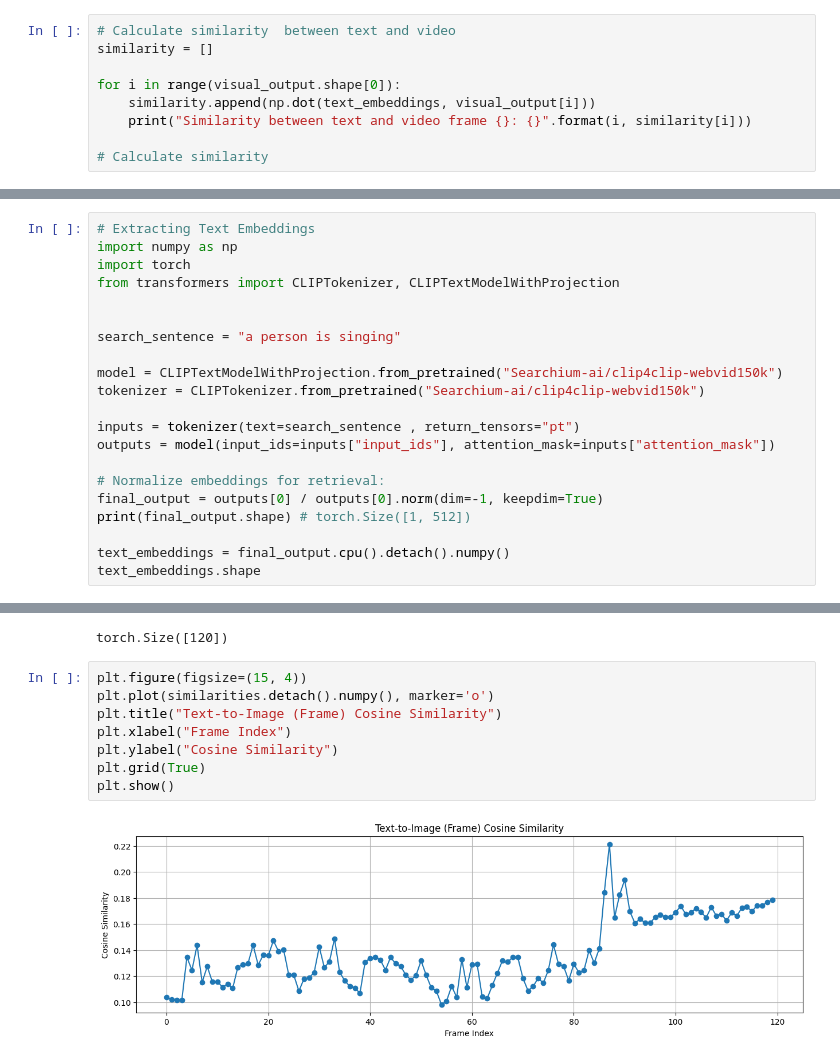
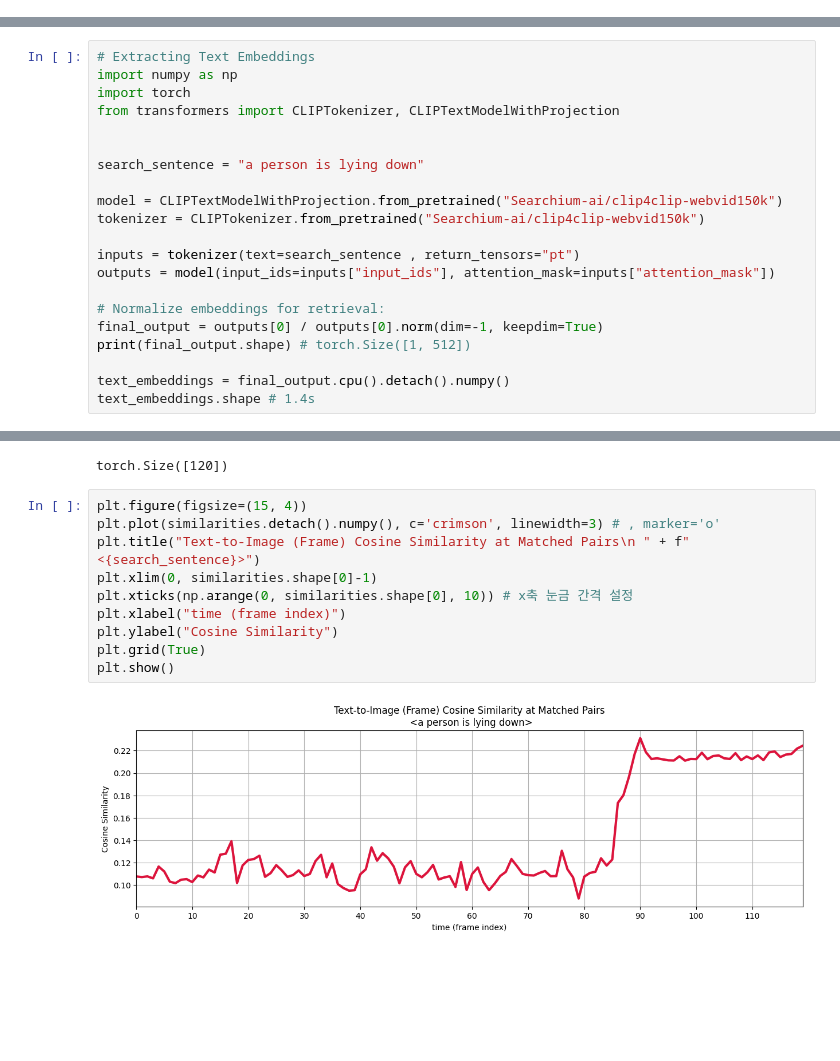
Before and after one commit to SMWU-IT-Graduate-Project-2025/OMNi, a Jupyter notebook: model/example.ipynb, the cells around one changed output, grey strips where cells are left out. Cells and saved outputs as stored; diff of their text form; blank space fills up the shorter version.

Commit message:
FEAT: 이상상황 T2I Similarity 결과 확인

```diff
--- a/model/example.ipynb
+++ b/model/example.ipynb
@@ -142,12 +146,3 @@ numpy.ndarray
 type(visual_output), len(visual_output), visual_output.shape
 # %% [output]
 (torch.Tensor, 512, torch.Size([512]))
-# %%
-# Calculate similarity  between text and video
-similarity = []
-
-for i in range(visual_output.shape[0]):
-    similarity.append(np.dot(text_embeddings, visual_output[i]))
-    print("Similarity between text and video frame {}: {}".format(i, similarity[i]))
-
-# Calculate similarity
@@ -349,7 +245,7 @@ import torch
 from transformers import CLIPTokenizer, CLIPTextModelWithProjection
 
 
-search_sentence = "a person is singing"
+search_sentence = "a person is lying down"
 
 model = CLIPTextModelWithProjection.from_pretrained("Searchium-ai/clip4clip-webvid150k")
 tokenizer = CLIPTokenizer.from_pretrained("Searchium-ai/clip4clip-webvid150k")
@@ -362,7 +258,7 @@ final_output = outputs[0] / outputs[0].norm(dim=-1, keepdim=True)
 print(final_output.shape) # torch.Size([1, 512])
 
 text_embeddings = final_output.cpu().detach().numpy()
-text_embeddings.shape
+text_embeddings.shape # 1.4s
 # %% [output]
 torch.Size([1, 512])
 (1, 512)
@@ -377,11 +273,13 @@ similarities.shape
 torch.Size([120])
 # %%
 plt.figure(figsize=(15, 4))
-plt.plot(similarities.detach().numpy(), marker='o')
-plt.title("Text-to-Image (Frame) Cosine Similarity")
-plt.xlabel("Frame Index")
+plt.plot(similarities.detach().numpy(), c='crimson', linewidth=3) # , marker='o'
+plt.title("Text-to-Image (Frame) Cosine Similarity at Matched Pairs\n " + f"<{search_sentence}>")
+plt.xlim(0, similarities.shape[0]-1)
+plt.xticks(np.arange(0, similarities.shape[0], 10)) # x축 눈금 간격 설정
+plt.xlabel("time (frame index)")
 plt.ylabel("Cosine Similarity")
 plt.grid(True)
 plt.show()
 # %% [output]
-[figure, old version]
+[figure, new version]
```
Also changed, not shown: parts of 39 cells of this notebook.
